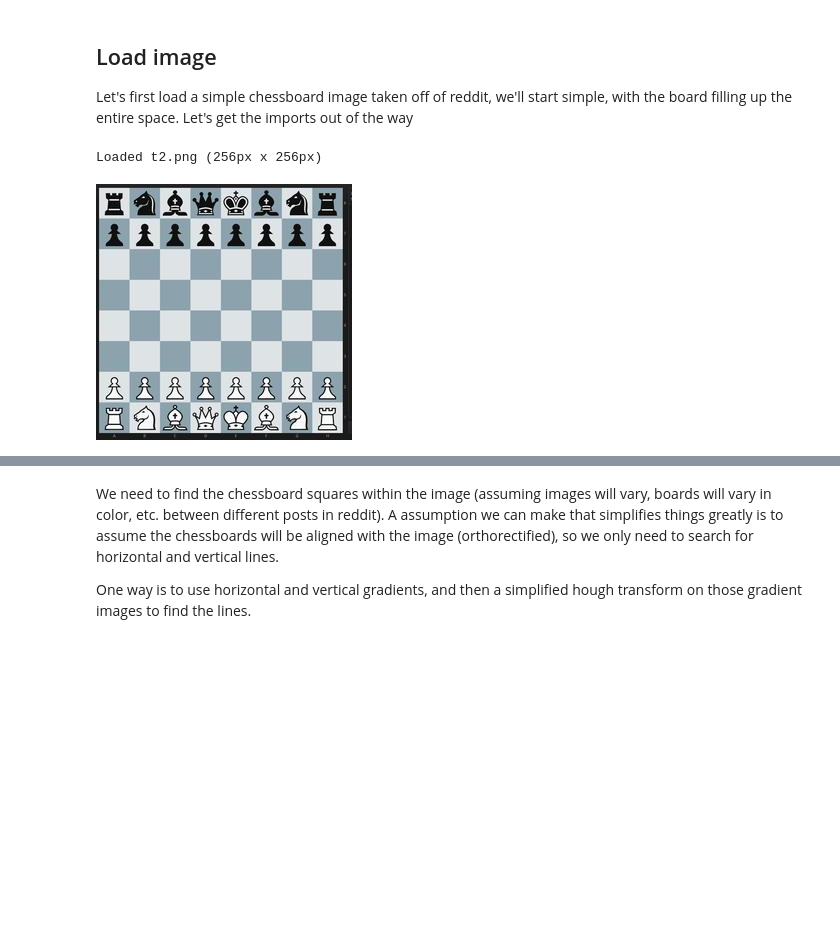
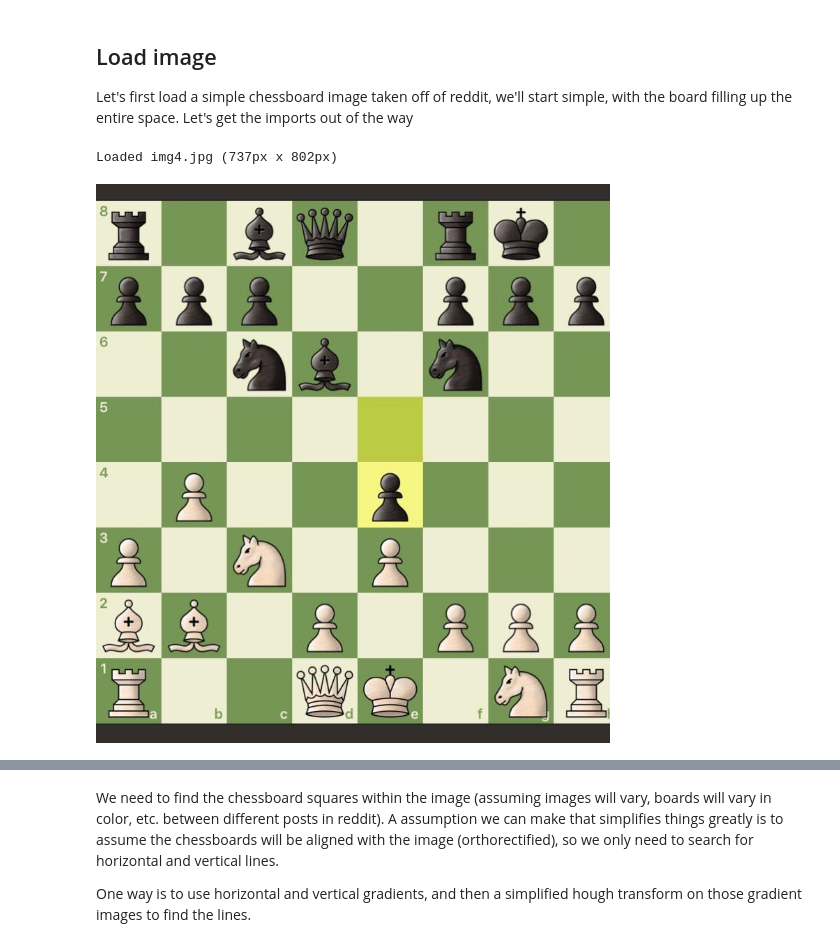
Before and after one commit to Elucidation/tensorflow_chessbot, a Jupyter notebook: tensorflow_chessbot.ipynb, the cells around one changed output, grey strips where cells are left out. Saved outputs shown, nothing was run; the diff lists cells and outputs as text; code cells hidden in the pictures; blank space fills up the shorter version.

```diff
--- a/tensorflow_chessbot.ipynb
+++ b/tensorflow_chessbot.ipynb
@@ -49,25 +49,40 @@ def display_array(a, fmt='jpeg', rng=[0,1]):
   display(Image(data=f.getvalue()))
 # %%
 # File
-# img_file = 't1.png'
-img_file = 't2.png'
+# img_file = 'img1.png'
 # img_file = 'img2.png'
 # img_file = 'img3.gif'
-# img_file = 'img4.jpg'
+img_file = 'img4.jpg'
 # img_file = 'img7.png'
 # img_file = 'img9.png'
+
+# Bad fit
+# img_file = 't1.png'
+
 img = PIL.Image.open(img_file)
-# Resize
-img_size = 256
-img = img.resize([img_size,img_size], PIL.Image.ADAPTIVE)
 
 print "Loaded %s (%dpx x %dpx)" % \
     (img_file, img.size[0], img.size[1])
+
+# Resize if image larger than 2k pixels on a side
+if img.size[0] > 2000 or img.size[1] > 2000:
+    print "Image too big (%d x %d)" % (img.size[0], img.size[1])
+    new_size = 500.0 # px
+    if img.size[0] > img.size[1]:
+        # resize by width to new limit
+        ratio = new_size / img.size[0]
+    else:
+        # resize by height
+        ratio = new_size / img.size[1]
+    print "Reducing by factor of %.2g" % (1./ratio)
+    img = img.resize(img.size * ratio, PIL.Image.ADAPTIVE)
+    print "New size: (%d x %d)" % (img.size[0], img.size[1])
+
 # See original image
 display_array(np.asarray(img), rng=[0,255])
 # %% [output]
-Loaded t2.png (256px x 256px)
+Loaded img4.jpg (737px x 802px)
-[figure, old version]
+[figure, new version]
 # %%
 # Convert to grayscale and array
 a = np.asarray(img.convert("L"), dtype=np.float32)
```
Also changed, not shown: parts of 18 cells of this notebook.
